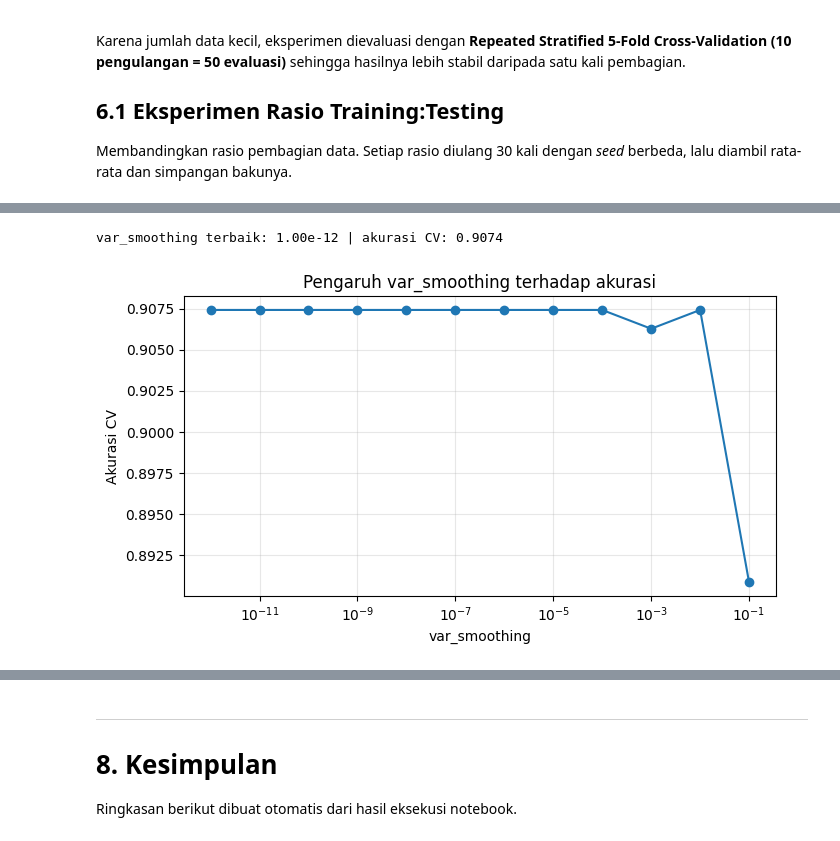
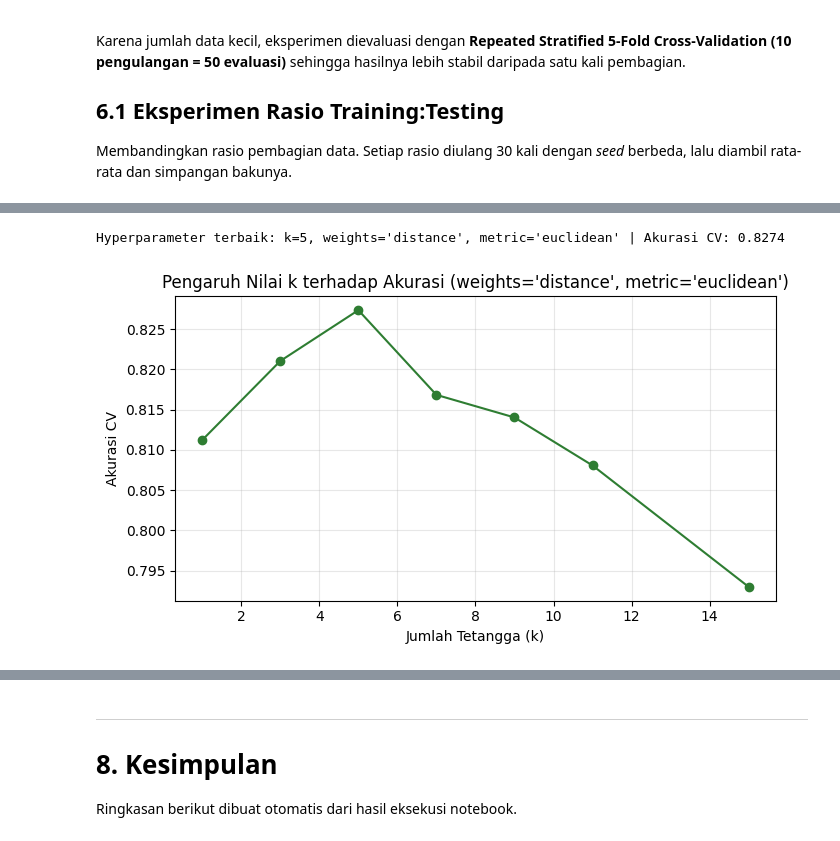
Before and after one commit to Okansyailendra/PSD, a Jupyter notebook: _sources/klasifikasi_jawa_timur/klasifikasi_jawa_timur_sentinel2a.ipynb, the cells around one changed output, grey strips where cells are left out. Saved outputs shown, nothing was run; the diff lists cells and outputs as text; code cells hidden in the pictures.

```diff
--- a/_sources/klasifikasi_jawa_timur/klasifikasi_jawa_timur_sentinel2a.ipynb
+++ b/_sources/klasifikasi_jawa_timur/klasifikasi_jawa_timur_sentinel2a.ipynb
@@ -116,7 +116,9 @@ from IPython.display import display, Markdown
 from sentinelhub import (SHConfig, SentinelHubRequest, DataCollection, BBox, CRS,
                          MimeType, bbox_to_dimensions)
 
-from sklearn.naive_bayes import GaussianNB
+from sklearn.neighbors import KNeighborsClassifier
+from sklearn.preprocessing import StandardScaler
+from sklearn.pipeline import Pipeline
 from sklearn.model_selection import (train_test_split, RepeatedStratifiedKFold,
                                      cross_val_score, GridSearchCV)
 from sklearn.metrics import (accuracy_score, classification_report, confusion_matrix,
@@ -136,10 +138,10 @@ ULANGI_EKSTRAKSI = False                           # True: paksa ambil ulang dar
 KELAS = {
     1: dict(nama="Sawah",                   file="sawah",       n=50, warna="#FFD92F"),
     2: dict(nama="Bangunan",                file="bangunan",    n=50, warna="#E41A1C"),
-    3: dict(nama="Mangrove",                file="mangrove",    n=20, warna="#8E44AD"),
-    4: dict(nama="Lahan Hijau",             file="lahan_hijau", n=20, warna="#2E7D32"),
-    5: dict(nama="Perairan Terbuka (Laut)", file="lautan",      n=15, warna="#0D47A1"),
-    6: dict(nama="Danau",                   file="danau",       n=20, warna="#4FC3F7"),
+    3: dict(nama="Mangrove",                file="mangrove",    n=50, warna="#8E44AD"),
+    4: dict(nama="Lahan Hijau",             file="lahan_hijau", n=50, warna="#2E7D32"),
+    5: dict(nama="Perairan Terbuka (Laut)", file="lautan",      n=35, warna="#0D47A1"),
+    6: dict(nama="Danau",                   file="danau",       n=50, warna="#4FC3F7"),
 }
 NAMA_KELAS  = [v["nama"] for v in KELAS.values()]
 WARNA_KELAS = {v["nama"]: v["warna"] for v in KELAS.values()}
@@ -687,8 +706,12 @@ skenario_fitur = {
 }
 hasil_fitur = []
 for nama, cols in skenario_fitur.items():
-    s = cross_val_score(GaussianNB(), df[cols], y, cv=cv, scoring="accuracy")
-    f = cross_val_score(GaussianNB(), df[cols], y, cv=cv, scoring="f1_macro")
+    pip = Pipeline([
+        ("scaler", StandardScaler()),
+        ("knn", KNeighborsClassifier(n_neighbors=5, weights="distance"))
+    ])
+    s = cross_val_score(pip, df[cols], y, cv=cv, scoring="accuracy")
+    f = cross_val_score(pip, df[cols], y, cv=cv, scoring="f1_macro")
     hasil_fitur.append({"Skenario": nama, "Jumlah fitur": len(cols),
                         "Akurasi CV": s.mean(), "Std": s.std(), "F1 macro CV": f.mean()})
 tab_fitur = pd.DataFrame(hasil_fitur).sort_values("Akurasi CV", ascending=False).reset_index(drop=True)
@@ -711,18 +739,39 @@ Skenario fitur terbaik: D. Indeks pilihan (NDVI,MNDWI,NDBI,BSI) (4 fitur)
 # %%
-grid = GridSearchCV(GaussianNB(), {"var_smoothing": np.logspace(-12, -1, 12)},
-                    cv=cv, scoring="accuracy", n_jobs=-1)
+param_grid = {
+    "knn__n_neighbors": [1, 3, 5, 7, 9, 11, 15],
+    "knn__weights": ["uniform", "distance"],
+    "knn__metric": ["euclidean", "manhattan"]
+}
+pip_grid = Pipeline([
+    ("scaler", StandardScaler()),
+    ("knn", KNeighborsClassifier())
+])
+grid = GridSearchCV(pip_grid, param_grid, cv=cv, scoring="accuracy", n_jobs=-1)
 grid.fit(df[FITUR_FINAL], y)
 
-tab_vs = (pd.DataFrame(grid.cv_results_)[["param_var_smoothing", "mean_test_score", "std_test_score"]]
-          .rename(columns={"param_var_smoothing": "var_smoothing",
-                           "mean_test_score": "Akurasi CV", "std_test_score": "Std"}))
-tab_vs["var_smoothing"] = tab_vs["var_smoothing"].astype(float)
-display(tab_vs.assign(var_smoothing=tab_vs["var_smoothing"].map(lambda v: f"{v:.0e}")).round(4))
-VAR_SMOOTH = float(grid.best_params_["var_smoothing"])
-print(f"var_smoothing terbaik: {VAR_SMOOTH:.2e} | akurasi CV: {grid.best_score_:.4f}")
+tab_knn = pd.DataFrame(grid.cv_results_)[["param_knn__n_neighbors", "param_knn__weights", "param_knn__metric", "mean_test_score", "std_test_score"]]
+tab_knn = tab_knn.rename(columns={
+    "param_knn__n_neighbors": "k",
+    "param_knn__weights": "weights",
+    "param_knn__metric": "metric",
+    "mean_test_score": "Akurasi CV",
+    "std_test_score": "Std"
+}).sort_values("Akurasi CV", ascending=False).reset_index(drop=True)
+display(tab_knn.head(10).round(4))
+
+BEST_K       = grid.best_params_["knn__n_neighbors"]
+BEST_WEIGHTS = grid.best_params_["knn__weights"]
+BEST_METRIC  = grid.best_params_["knn__metric"]
+print(f"Hyperparameter terbaik: k={BEST_K}, weights='{BEST_WEIGHTS}', metric='{BEST_METRIC}' | Akurasi CV: {grid.best_score_:.4f}")
+
+# Visualisasi pengaruh k terhadap akurasi untuk bobot dan metrik terbaik
+res_df = pd.DataFrame(grid.cv_results_)
+sub_res = res_df[(res_df["param_knn__weights"] == BEST_WEIGHTS) &
+                 (res_df["param_knn__metric"] == BEST_METRIC)].sort_values("param_knn__n_neighbors")
 
 plt.figure(figsize=(7, 4))
-plt.semilogx(tab_vs["var_smoothing"].astype(float), tab_vs["Akurasi CV"], marker="o")
-plt.xlabel("var_smoothing"); plt.ylabel("Akurasi CV"); plt.grid(alpha=.3)
-plt.title("Pengaruh var_smoothing terhadap akurasi"); plt.tight_layout(); plt.show()
+plt.plot(sub_res["param_knn__n_neighbors"].astype(int), sub_res["mean_test_score"], marker="o", color="#2E7D32")
+plt.xlabel("Jumlah Tetangga (k)"); plt.ylabel("Akurasi CV"); plt.grid(alpha=0.3)
+plt.title(f"Pengaruh Nilai k terhadap Akurasi (weights='{BEST_WEIGHTS}', metric='{BEST_METRIC}')")
+plt.tight_layout(); plt.show()
 # %% [output]
@@ -742,3 +789,3 @@ plt.title("Pengaruh var_smoothing terhadap akurasi"); plt.tight_layout(); plt.sh
-var_smoothing terbaik: 1.00e-12 | akurasi CV: 0.9074
+Hyperparameter terbaik: k=5, weights='distance', metric='euclidean' | Akurasi CV: 0.8274
-[figure, old version]
+[figure, new version]
 # %% [markdown]
```
Also changed, not shown: parts of 37 cells of this notebook, 17 other files.
